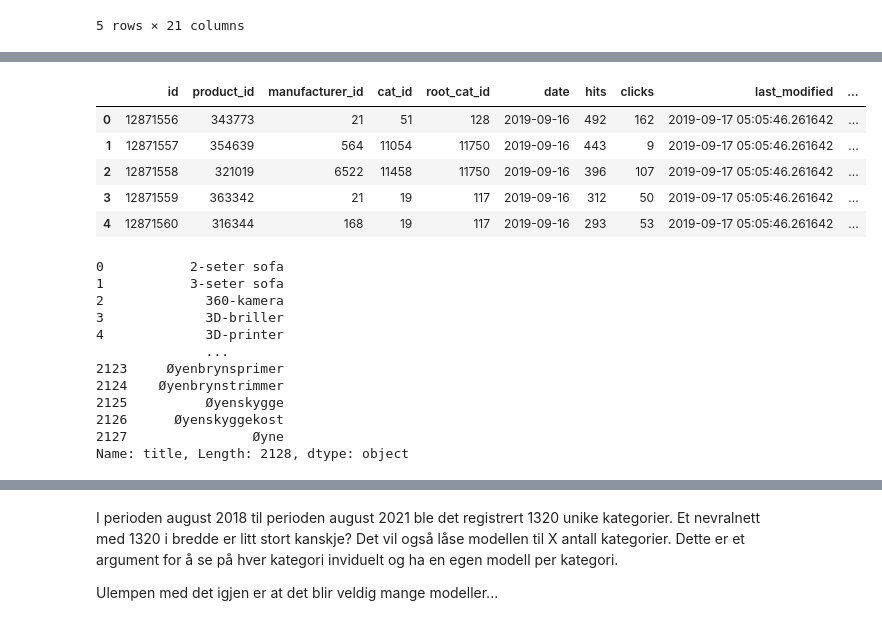
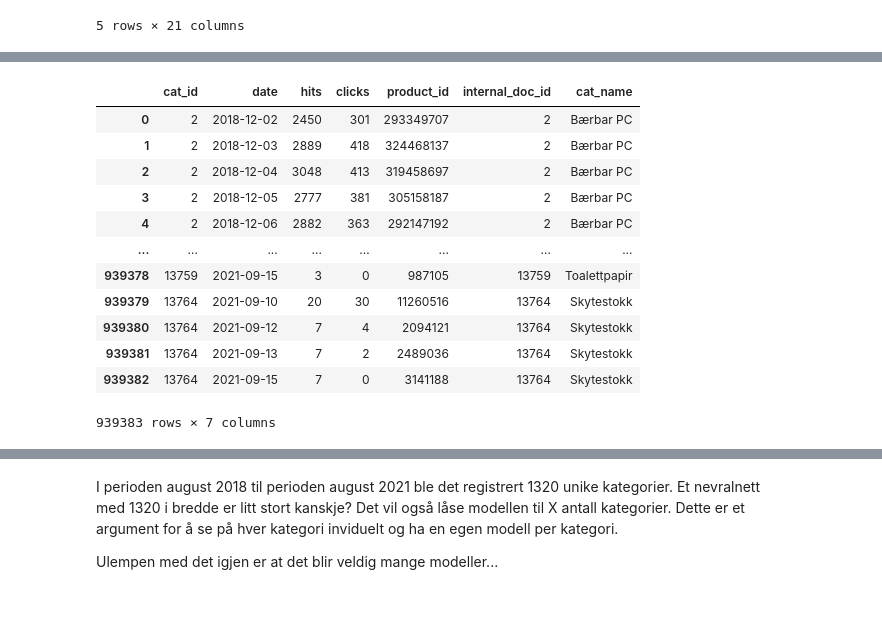
Before and after one commit to sjsivert/Masteroppgave, a Jupyter notebook: notebooks/sindre_anomely_detection.ipynb, the cells around one changed output, grey strips where cells are left out. Saved outputs shown, nothing was run; the diff lists cells and outputs as text; code cells hidden in the pictures.

```diff
--- a/notebooks/sindre_anomely_detection.ipynb
+++ b/notebooks/sindre_anomely_detection.ipynb
@@ -37,0 +52,18 @@ categories.head()
+# %%
+import matplotlib.pyplot as plt
+import numpy as np
+# Set pandas to use decimal insteaf of scientific e^x notaion
+pd.set_option("display.float_format", lambda x: "%.0f" % x)
+
+interesting_data = data[["date", "hits", "clicks", "product_id", "cat_id"]]
+
+print(f"Unique products: {data['product_id'].nunique()}")
+print(f"Unique categories: {data['cat_id'].nunique()}")
+
+
+grouped = interesting_data.groupby(["cat_id", "date"], as_index=False).sum()
+# Filter away early 2018 data as it seems to contain errors
+grouped = grouped.loc[grouped['date'] > '2018-12-01']
+
+print(grouped)
+grouped.describe()
@@ -38,34 +96,19 @@ categories.head()
 # %%
-# Join market_insight table with category names
-category_names = categories[[ "internal_doc_id", "title"]]
-
-data_joined = pd.merge(data, category_names, how="left", left_on=["cat_id"], right_on=["internal_doc_id"])
-data_joined = data_joined.rename(columns={"title": "cat_name"})
-data_joined.head()
+# Join with category names
+grouped_joined= pd.merge(grouped, category_names, how="left", left_on=["cat_id"], right_on=["internal_doc_id"])
+grouped_joined.rename(columns={"title": "cat_name"}, inplace=True)
+grouped_joined
 # %% [output]
-|  | id | product_id | manufacturer_id | cat_id | root_cat_id | date | hits | clicks | last_modified | ... |
-| 0 | 12871556 | 343773 | 21 | 51 | 128 | 2019-09-16 | 492 | 162 | 2019-09-17 05:05:46.261642 | ... |
-| 1 | 12871557 | 354639 | 564 | 11054 | 11750 | 2019-09-16 | 443 | 9 | 2019-09-17 05:05:46.261642 | ... |
-| 2 | 12871558 | 321019 | 6522 | 11458 | 11750 | 2019-09-16 | 396 | 107 | 2019-09-17 05:05:46.261642 | ... |
-| 3 | 12871559 | 363342 | 21 | 19 | 117 | 2019-09-16 | 312 | 50 | 2019-09-17 05:05:46.261642 | ... |
-| 4 | 12871560 | 316344 | 168 | 19 | 117 | 2019-09-16 | 293 | 53 | 2019-09-17 05:05:46.261642 | ... |
+|  | cat_id | date | hits | clicks | product_id | internal_doc_id | cat_name |
+| 0 | 2 | 2018-12-02 | 2450 | 301 | 293349707 | 2 | Bærbar PC |
+| 1 | 2 | 2018-12-03 | 2889 | 418 | 324468137 | 2 | Bærbar PC |
+| 2 | 2 | 2018-12-04 | 3048 | 413 | 319458697 | 2 | Bærbar PC |
+| 3 | 2 | 2018-12-05 | 2777 | 381 | 305158187 | 2 | Bærbar PC |
+| 4 | 2 | 2018-12-06 | 2882 | 363 | 292147192 | 2 | Bærbar PC |
+| ... | ... | ... | ... | ... | ... | ... | ... |
+| 939378 | 13759 | 2021-09-15 | 3 | 0 | 987105 | 13759 | Toalettpapir |
+| 939379 | 13764 | 2021-09-10 | 20 | 30 | 11260516 | 13764 | Skytestokk |
+| 939380 | 13764 | 2021-09-12 | 7 | 4 | 2094121 | 13764 | Skytestokk |
+| 939381 | 13764 | 2021-09-13 | 7 | 2 | 2489036 | 13764 | Skytestokk |
+| 939382 | 13764 | 2021-09-15 | 7 | 0 | 3141188 | 13764 | Skytestokk |
+939383 rows × 7 columns
-# %%
-print(category_names["title"])
-categories_file = open("categories.txt", "w")
-for cat_line in category_names["title"]:
-    categories_file.write(cat_line)
-    categories_file.write("\n")
-categories_file.close()
-# %% [output]
-0           2-seter sofa
-1           3-seter sofa
-2             360-kamera
-3             3D-briller
-4             3D-printer
-              ...
-2123     Øyenbrynsprimer
-2124    Øyenbrynstrimmer
-2125          Øyenskygge
-2126      Øyenskyggekost
-2127                Øyne
-Name: title, Length: 2128, dtype: object
```
Also changed, not shown: parts of 18 cells of this notebook, 1 other file.
